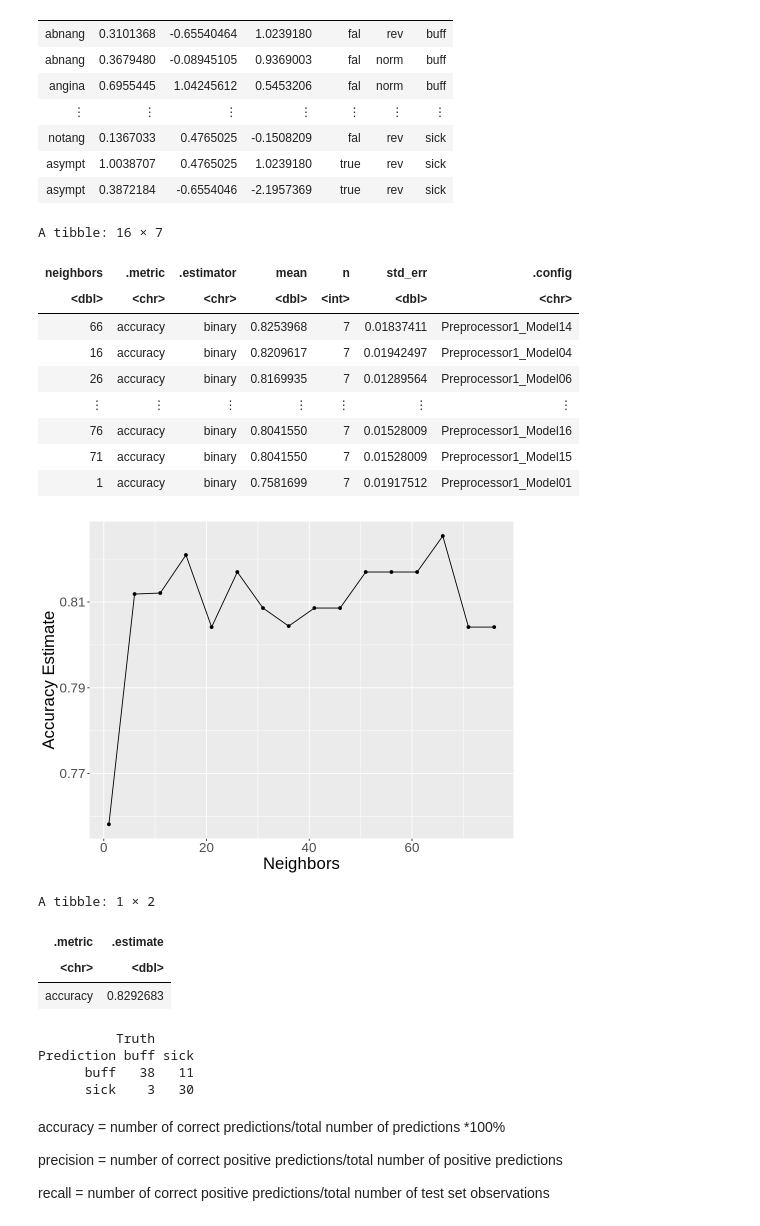
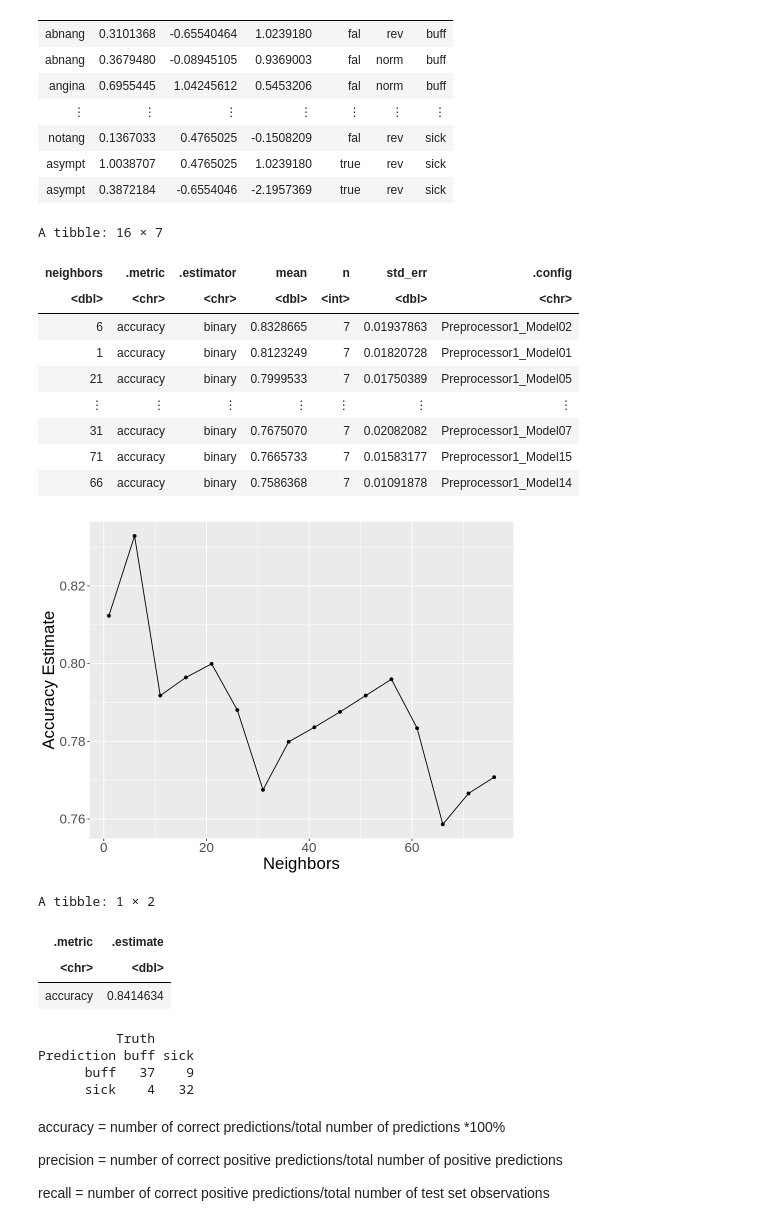
Before and after one commit to JennWan/Group_Project, a Jupyter notebook: newcleveland_2.ipynb, the cells around one changed output. Drawn from its saved outputs; the diff is of its cells as text; code cells hidden in the pictures.

Commit message:
accuracy syntax

```diff
--- a/newcleveland_2.ipynb
+++ b/newcleveland_2.ipynb
@@ -572,51 +572,51 @@ set.seed(1234)
 cleveland_vfold <- vfold_cv(cleveland_train, v = 7, strata = num)
 
 cleveland_recipe <- recipe(num ~ ., data = cleveland_train) |>
-    step_scale(trestbps, chol, thalach) |>
-    step_center(trestbps, chol, thalach) |>
+    step_scale(sd_trestbps, sd_chol, sd_thalach) |>
+    step_center(sd_trestbps, sd_chol, sd_thalach) |>
     step_upsample(num, over_ratio = 1, skip = T) |>
     prep()
 
 cleveland_spec <- nearest_neighbor(weight_func = "rectangular", neighbors = tune()) |>
             set_engine("kknn") |>
             set_mode("classification")
 
 gridvals = tibble(neighbors = seq(from = 1, to = 80, by = 5))
 
 cleveland_results <- workflow() |>
             add_recipe(cleveland_recipe) |>
             add_model(cleveland_spec) |>
             tune_grid(resamples = cleveland_vfold, grid = gridvals) |>
             collect_metrics() |>
             filter(.metric == "accuracy") |>
             arrange(desc(mean))
 cleveland_results
 
 # plot k values against their respective accuracies and choose optimal k value
 cross_val_plot <- cleveland_results |>
     ggplot(aes(x = neighbors, y = mean)) +
     geom_point() +
     geom_line() +
     labs(x = "Neighbors", y = "Accuracy Estimate") +
     theme(text = element_text(size = 20))
 cross_val_plot
 # %% [output]
 A tibble: 16 × 7
 | neighbors | .metric | .estimator | mean | n | std_err | .config |
 | <dbl> | <chr> | <chr> | <dbl> | <int> | <dbl> | <chr> |
-| 66 | accuracy | binary | 0.8253968 | 7 | 0.01837411 | Preprocessor1_Model14 |
-| 16 | accuracy | binary | 0.8209617 | 7 | 0.01942497 | Preprocessor1_Model04 |
-| 26 | accuracy | binary | 0.8169935 | 7 | 0.01289564 | Preprocessor1_Model06 |
+| 6 | accuracy | binary | 0.8328665 | 7 | 0.01937863 | Preprocessor1_Model02 |
+| 1 | accuracy | binary | 0.8123249 | 7 | 0.01820728 | Preprocessor1_Model01 |
+| 21 | accuracy | binary | 0.7999533 | 7 | 0.01750389 | Preprocessor1_Model05 |
 | ⋮ | ⋮ | ⋮ | ⋮ | ⋮ | ⋮ | ⋮ |
-| 76 | accuracy | binary | 0.8041550 | 7 | 0.01528009 | Preprocessor1_Model16 |
-| 71 | accuracy | binary | 0.8041550 | 7 | 0.01528009 | Preprocessor1_Model15 |
-| 1 | accuracy | binary | 0.7581699 | 7 | 0.01917512 | Preprocessor1_Model01 |
+| 31 | accuracy | binary | 0.7675070 | 7 | 0.02082082 | Preprocessor1_Model07 |
+| 71 | accuracy | binary | 0.7665733 | 7 | 0.01583177 | Preprocessor1_Model15 |
+| 66 | accuracy | binary | 0.7586368 | 7 | 0.01091878 | Preprocessor1_Model14 |
-[figure, old version]
+[figure, new version]
 # %%
 set.seed(2000)
 
 # compare the accuracy of predictions to the true values in the test set
-cleveland_best_spec <- nearest_neighbor(weight_func = "rectangular", neighbors = 66) |>
+cleveland_best_spec <- nearest_neighbor(weight_func = "rectangular", neighbors = 6) |>
     set_engine("kknn") |>
     set_mode("classification")
 
@@ -641,11 +641,11 @@ cleveland_cm
 A tibble: 1 × 2
 | .metric | .estimate |
 | <chr> | <dbl> |
-| accuracy | 0.8292683 |
+| accuracy | 0.8414634 |
           Truth
 Prediction buff sick
-      buff   38   11
-      sick    3   30
+      buff   37    9
+      sick    4   32
 # %% [markdown]
 accuracy = number of correct predictions/total number of predictions *100%
 
```
Also changed, not shown: parts of 1 cell of this notebook.
